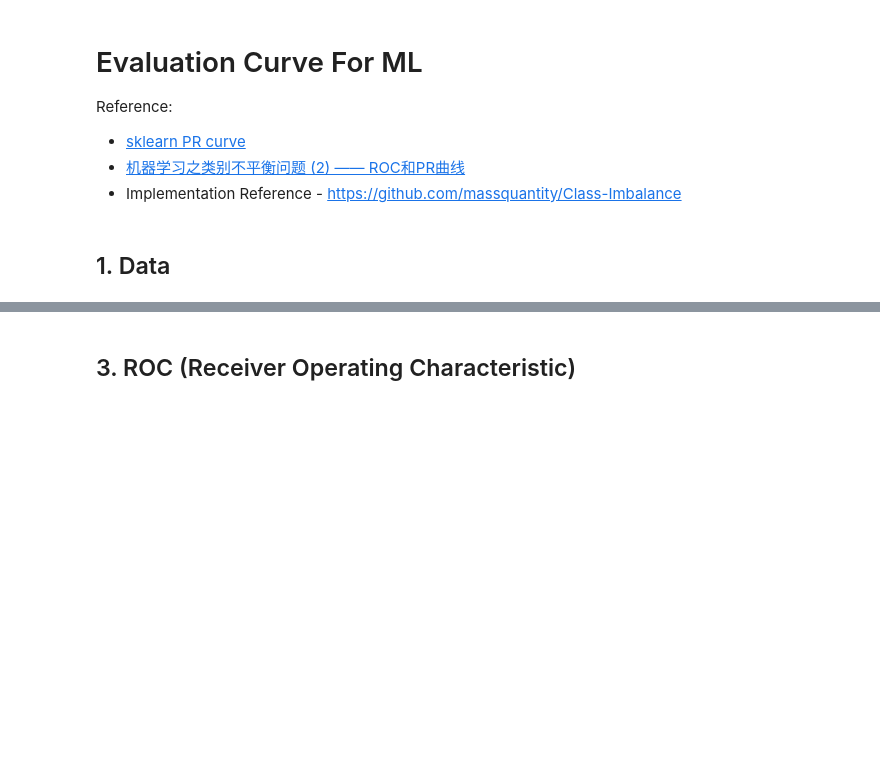
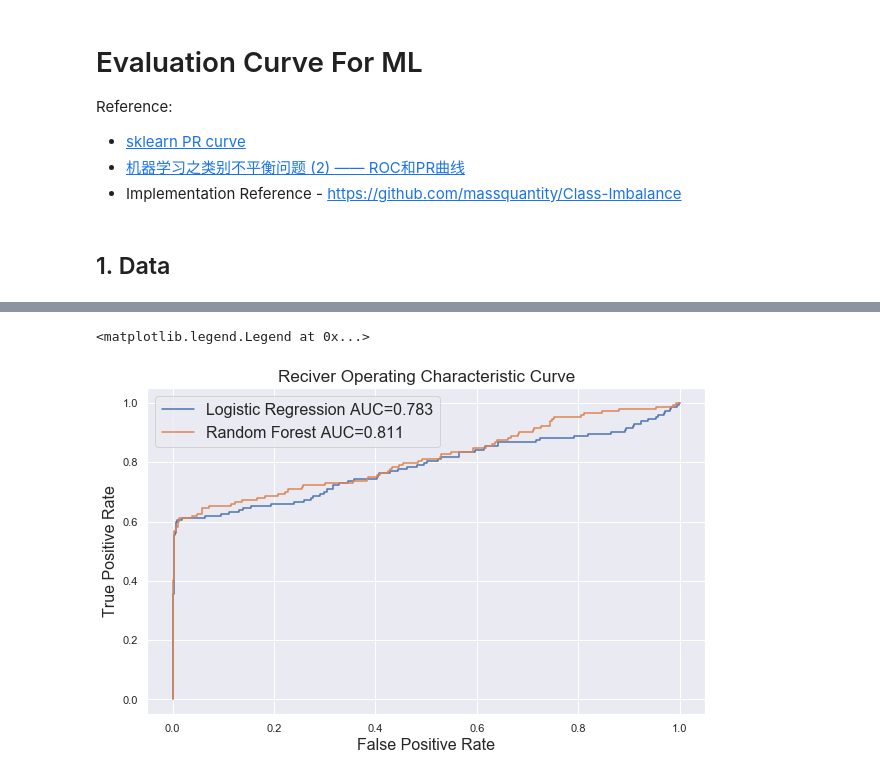
Before and after one commit to llv22/tensorflow_daily, a Jupyter notebook: 00_evaluation/eval_curve.ipynb, the cells around one changed output, grey strips where cells are left out. Drawn from its saved outputs; the diff is of its cells as text; code cells hidden in the pictures; blank space fills up the shorter version.

```diff
--- a/00_evaluation/eval_curve.ipynb
+++ b/00_evaluation/eval_curve.ipynb
@@ -45,5 +142,3 @@ Make 10-Dimension Data to 2-Dimension via PCA and plot the distribution.
 $$TPR = \frac{TP}{P}$$
 $$FPR = \frac{FP}{P}$$
 <img src="images/AUC.jpg" alt="drawing" style="width:350px;"/>
-# %% [markdown]
-## 3. ROC (Receiver Operating Characteristic)
@@ -74,0 +145,41 @@ def get_roc(pos_prob, y_true):
+# %%
+def get_roc(pos_prob, y_true):
+    """
+    Calculate ROC curve(fpr vs tpr), together with AUC.
+    Agruments:
+        pos_prob - probability of positive sample sorted in acending order
+        y_true - true label of y
+    Return:
+        tpr - sequence of tp rate from positive sample with max probablity by f
+        fpr - sequence of fp rate from positive sample with max probablity by f
+        auc - area size under ROC
+    """
+    pos = y_true[y_true==1]; neg = y_true[y_true==0]
+    # sort probablity in descending order and index
+    threshold = np.sort(pos_prob)[::-1]; y = y_true[np.argsort(pos_prob)[::-1]]
+    x_step = 1. / len(neg); y_step = 1. / len(pos)
+    tprs = [0]; fprs = [0]; auc = 0
+    tpr = 0; fpr = 0
+    for i in range(len(threshold)):
+        if y[i] == 1:
+            tpr += y_step
+        else:
+            fpr += x_step
+            auc += tpr * x_step
+        tprs.append(tpr); fprs.append(fpr)
+    return tprs, fprs, auc
+# %%
+tprs_lr, fprs_lr, auc_lr = get_roc(pos_prob_lr, y_test)
+tprs_rf, fprs_rf, auc_rf = get_roc(pos_prob_rf, y_test)
+
+# draw ROC-curve
+plt.figure(figsize=(10, 6))
+plt.plot(fprs_lr, tprs_lr, label="Logistic Regression AUC=%.3f" % (auc_lr))
+plt.plot(fprs_rf, tprs_rf, label="Random Forest AUC=%.3f" % (auc_rf))
+plt.xlabel("False Positive Rate", fontsize=16)
+plt.ylabel("True Positive Rate", fontsize=16)
+plt.title("Reciver Operating Characteristic Curve", fontsize=17)
+plt.legend(fontsize=16)
+# %% [output]
+<matplotlib.legend.Legend at 0x...>
+[figure, added]
```
Also changed, not shown: parts of 24 cells of this notebook, 3 other files.
